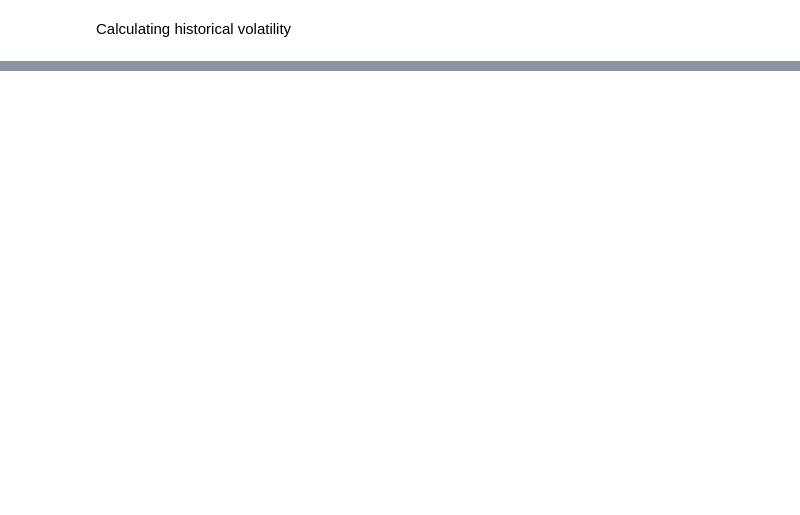
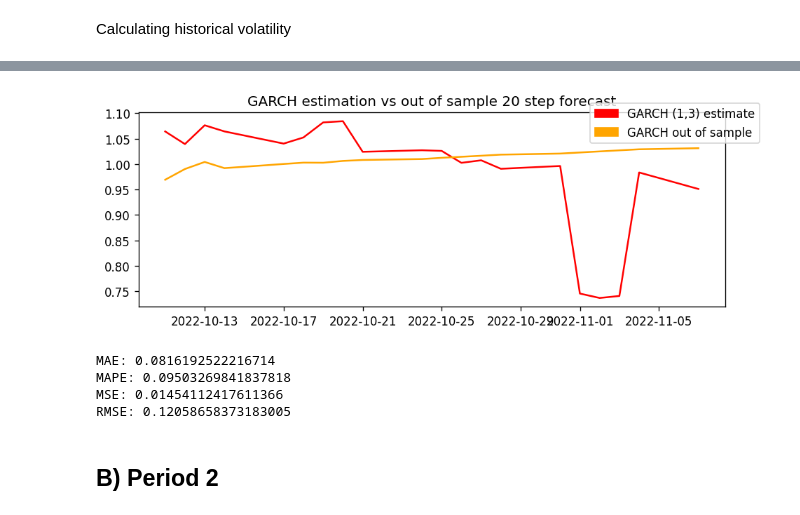
Before and after one commit to maxbranting/gold-forecast, a Jupyter notebook: Models/Volatility/GARCH.ipynb, the cells around one changed output, grey strips where cells are left out. Drawn from its saved outputs; the diff is of its cells as text; code cells hidden in the pictures; blank space fills up the shorter version.

```diff
--- a/Models/Volatility/GARCH.ipynb
+++ b/Models/Volatility/GARCH.ipynb
@@ -496,0 +192,13 @@ plt.plot(garch_v.iloc[19:]*4, color='red', alpha=0.2)
+# %%
+# data split
+y_train_v_p1, y_test_v_p1 = df.iloc[:-60], df.iloc[-60:-40]
+
+# historical vol split
+hv_train_p1, hv_test_p1 = dfv.iloc[:-60], dfv.iloc[-60:-40]
+# %%
+#Define a GARCH model
+model_garchp1 = arch_model(y_train_v_p1,dist="Normal", vol = 'GARCH', p=best_param[0], q=best_param[1])
+#Fit the model
+model_fit_garchp1 = model_garchp1.fit(disp='off')
+#Summary of the model
+model_fit_garchp1.summary()
@@ -496,0 +226,7 @@ plt.plot(garch_v.iloc[19:]*4, color='red', alpha=0.2)
+# %%
+garch_hat_p1 = model_fit_garchp1.forecast(start = hv_train_p1.index.max(), horizon=y_test_v_p1.shape[0], reindex=False)
+# %%
+garch_hat_p1 = garch_hat_p1.variance.values
+garch_hat_p1 = pd.DataFrame(garch_hat_p1.reshape(20))
+garch_hat_p1.index = y_test_v_p1.index
+garch_hat_p1.head()
@@ -496,0 +241,10 @@ plt.plot(garch_v.iloc[19:]*4, color='red', alpha=0.2)
+# %%
+plt.plot(hv_test_p1, color='red', label='Actual volatility')
+plt.plot(garch_hat_p1, color='orange', label='Predicted volatility')
+plt.title('GARCH estimation vs out of sample 20 step forecast')
+red_patch = mpatches.Patch(color='red', label='GARCH (1,3) estimate')
+orange_patch = mpatches.Patch(color='orange', label='GARCH out of sample')
+plt.legend(handles=[red_patch, orange_patch], bbox_to_anchor=(0.76,0.81))
+plt.show()
+# %% [output]
+[figure, added]
@@ -496,0 +264,9 @@ plt.plot(garch_v.iloc[19:]*4, color='red', alpha=0.2)
+# %%
+print(f"MAE: {g_mae}\nMAPE: {g_mape}\nMSE: {g_mse}\nRMSE: {g_rmse}")
+# %% [output]
+MAE: 0.0816192522216714
+MAPE: 0.09503269841837818
+MSE: 0.01454112417611366
+RMSE: 0.12058658373183005
+# %% [markdown]
+## B) Period 2
```
Also changed, not shown: parts of 77 cells of this notebook, 8 other files.
